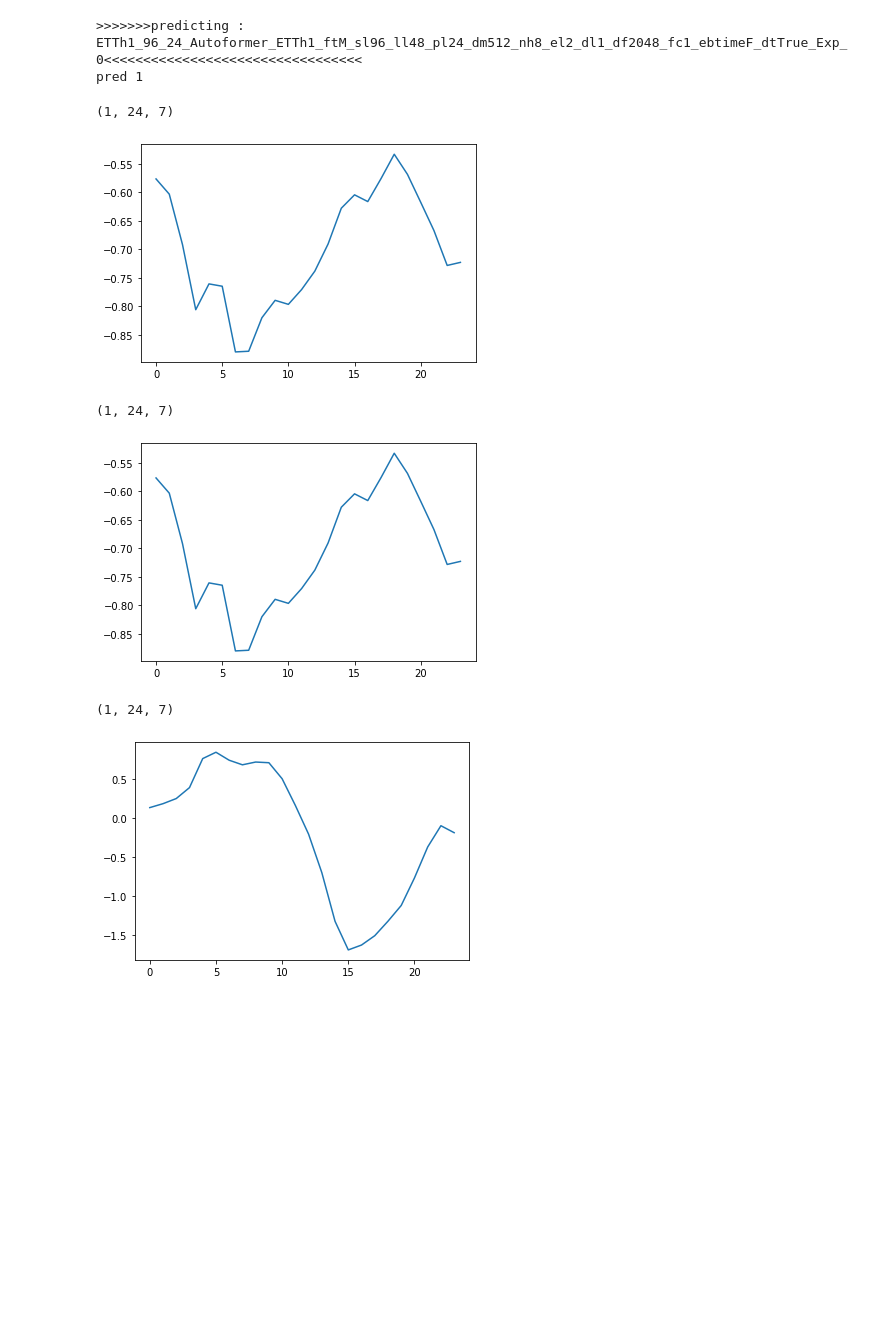
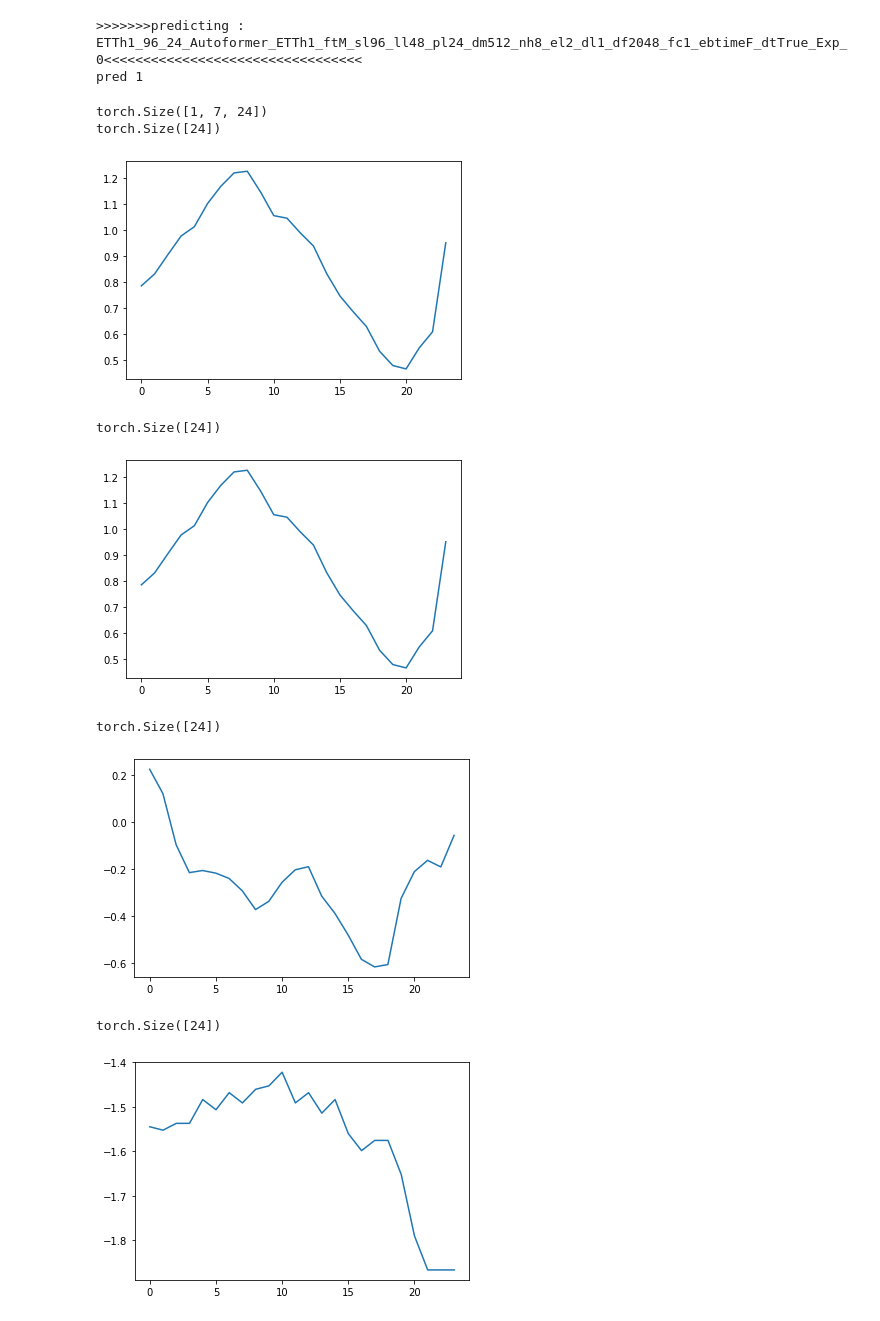
Before and after one commit to thuml/Autoformer, a Jupyter notebook: predict.ipynb, the cells around one changed output. Cells and saved outputs as stored; diff of their text form; code cells hidden in the pictures; blank space fills up the shorter version.

Commit message:
fix predict.ipynb
fix predict.ipynb for better convenience of predicting operation.

```diff
--- a/predict.ipynb
+++ b/predict.ipynb
@@ -234,26 +238,56 @@ if args.do_predict:
 # %% [output]
 >>>>>>>predicting : ETTh1_96_24_Autoformer_ETTh1_ftM_sl96_ll48_pl24_dm512_nh8_el2_dl1_df2048_fc1_ebtimeF_dtTrue_Exp_0<<<<<<<<<<<<<<<<<<<<<<<<<<<<<<<<<
 pred 1
-# %%
-%matplotlib inline
-import matplotlib.pyplot as plt
-
-plt.figure()
-#预测OT
-plt.plot(prediction[-1,:,-1])#由于prediction.shape是[1,24,7]那么batch只有1 索引只能是0或-1 都是代表batch这一维本身
-print(prediction.shape)
-plt.show()
-plt.plot(prediction[0,:,-1])#没问题
-print(prediction.shape)
-plt.show()
-# draw HUFL prediction
-plt.plot(prediction[0,:,0])#没问题
-print(prediction.shape)
-plt.show()
-# %% [output]
-(1, 24, 7)
-[figure, removed]
-(1, 24, 7)
-[figure, removed]
-(1, 24, 7)
-[figure, removed]
+# %%
+%matplotlib inline
+import matplotlib.pyplot as plt
+
+import torch.nn.functional as F
+import torch
+import matplotlib.pyplot as plt
+import numpy as np
+import matplotlib
+# data_pred = np.load('./results/ETTh1_96_24_Autoformer_ETTh1_ftM_sl96_ll48_pl24_dm512_nh8_el2_dl1_df2048_fc1_ebtimeF_dtTrue_Exp_0/pred.npy')
+data_pred = np.load('./results/ETTh1_96_24_Autoformer_ETTh1_ftM_sl96_ll48_pl24_dm512_nh8_el2_dl1_df2048_fc1_ebtimeF_dtTrue_Exp_0/real_prediction.npy')
+data_pred = torch.from_numpy(data_pred).permute(0,2,1)
+
+plt.figure()
+print(data_pred.shape)
+#预测OT
+plt.plot(data_pred[-1,-1,:])#由于prediction.shape是[1,24,7]那么batch只有1 索引只能是0或-1 都是代表batch这一维本身,如果是加载np文件就不一样了
+print(data_pred[-1,-1,:].shape)
+plt.show()
+plt.plot(data_pred[0,-1,:])#没问题
+print(data_pred[0,-1,:].shape)
+plt.show()
+# draw HUFL prediction
+plt.plot(data_pred[0,0,:])#没问题
+print(data_pred[-1,-1,:].shape)
+plt.show()
+'''
+Ground Truth
+'''
+data_gt = np.load('./results/ETTh1_96_24_Autoformer_ETTh1_ftM_sl96_ll48_pl24_dm512_nh8_el2_dl1_df2048_fc1_ebtimeF_dtTrue_Exp_0/true.npy')
+data_gt = torch.from_numpy(data_gt).permute(0,2,1)
+
+#预测OT
+plt.plot(data_gt[-1,-1,:])#由于prediction.shape是[1,24,7]那么batch只有1 索引只能是0或-1 都是代表batch这一维本身,如果是加载np文件就不一样了
+print(data_gt[-1,-1,:].shape)
+plt.show()
+plt.plot(data_gt[0,-1,:])#没问题
+print(data_gt[0,-1,:].shape)
+plt.show()
+# draw HUFL prediction
+plt.plot(data_gt[0,0,:])#没问题
+print(data_gt[-1,-1,:].shape)
+plt.show()
+# %% [output]
+torch.Size([1, 7, 24])
+torch.Size([24])
+[figure, added]
+torch.Size([24])
+[figure, added]
+torch.Size([24])
+[figure, added]
+torch.Size([24])
+[figure, added]
```
Also changed, not shown: parts of 4 cells of this notebook.
